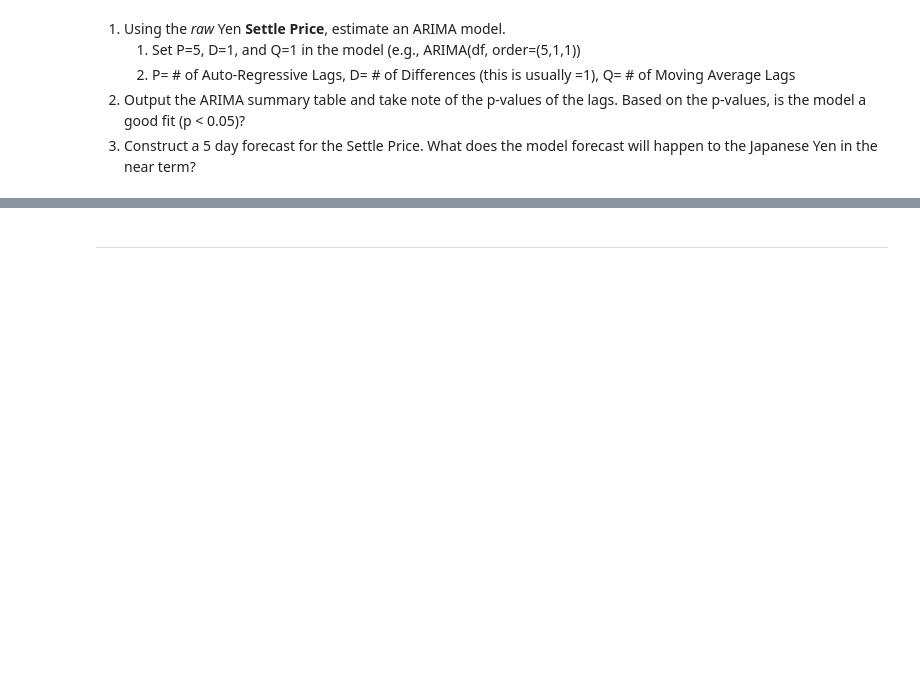
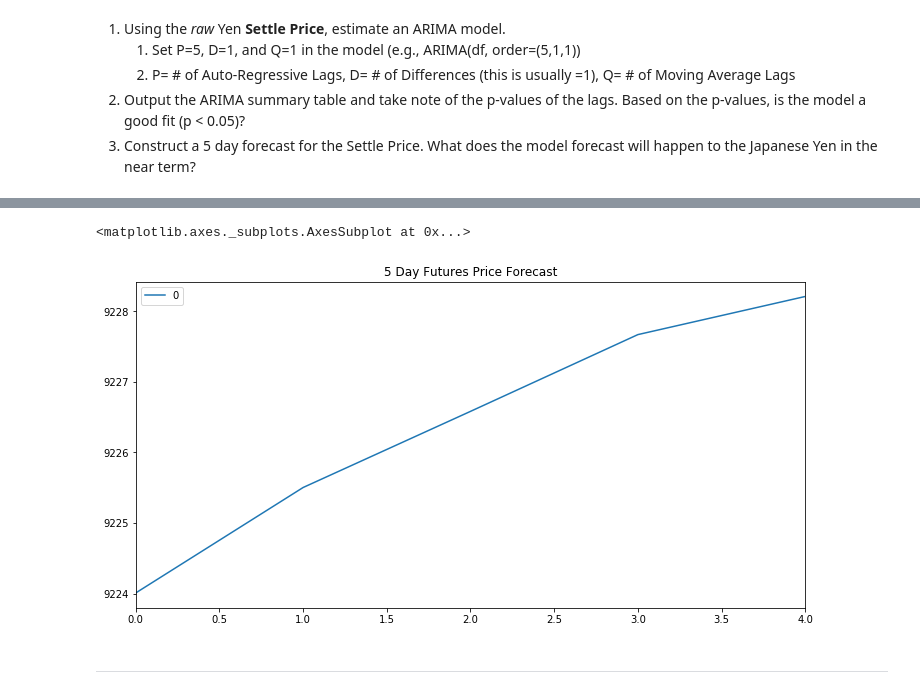
Before and after one commit to alveraboquet/fintech.homework, a Jupyter notebook: unit_10_time_series/time_series_analysis.ipynb, the cells around one changed output, grey strips where cells are left out. Saved outputs shown, nothing was run; the diff lists cells and outputs as text; code cells hidden in the pictures; blank space fills up the shorter version.

```diff
--- a/unit_10_time_series/time_series_analysis.ipynb
+++ b/unit_10_time_series/time_series_analysis.ipynb
@@ -221,3 +215,9 @@ Roots
+# %%
+# Plot the 5 Day Price Forecast
+pd.DataFrame(arima_results.forecast(steps=5)[0]).plot(title="5 Day Futures Price Forecast", figsize=(12,6))
+# %% [output]
+<matplotlib.axes._subplots.AxesSubplot at 0x...>
+[figure, added]
 # %% [markdown]
 ---
 # %% [markdown]
```
Also changed, not shown: parts of 18 cells of this notebook.
